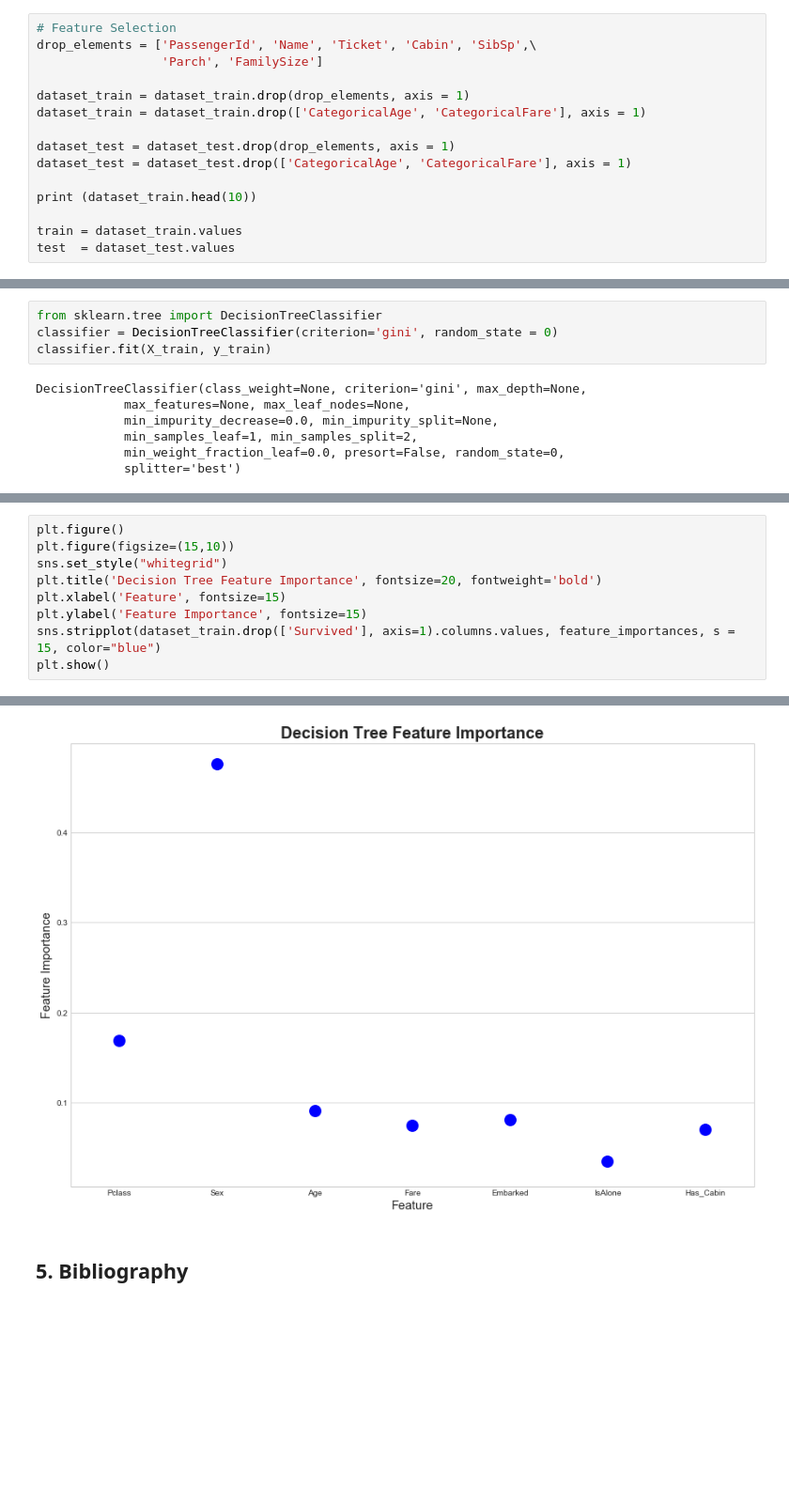
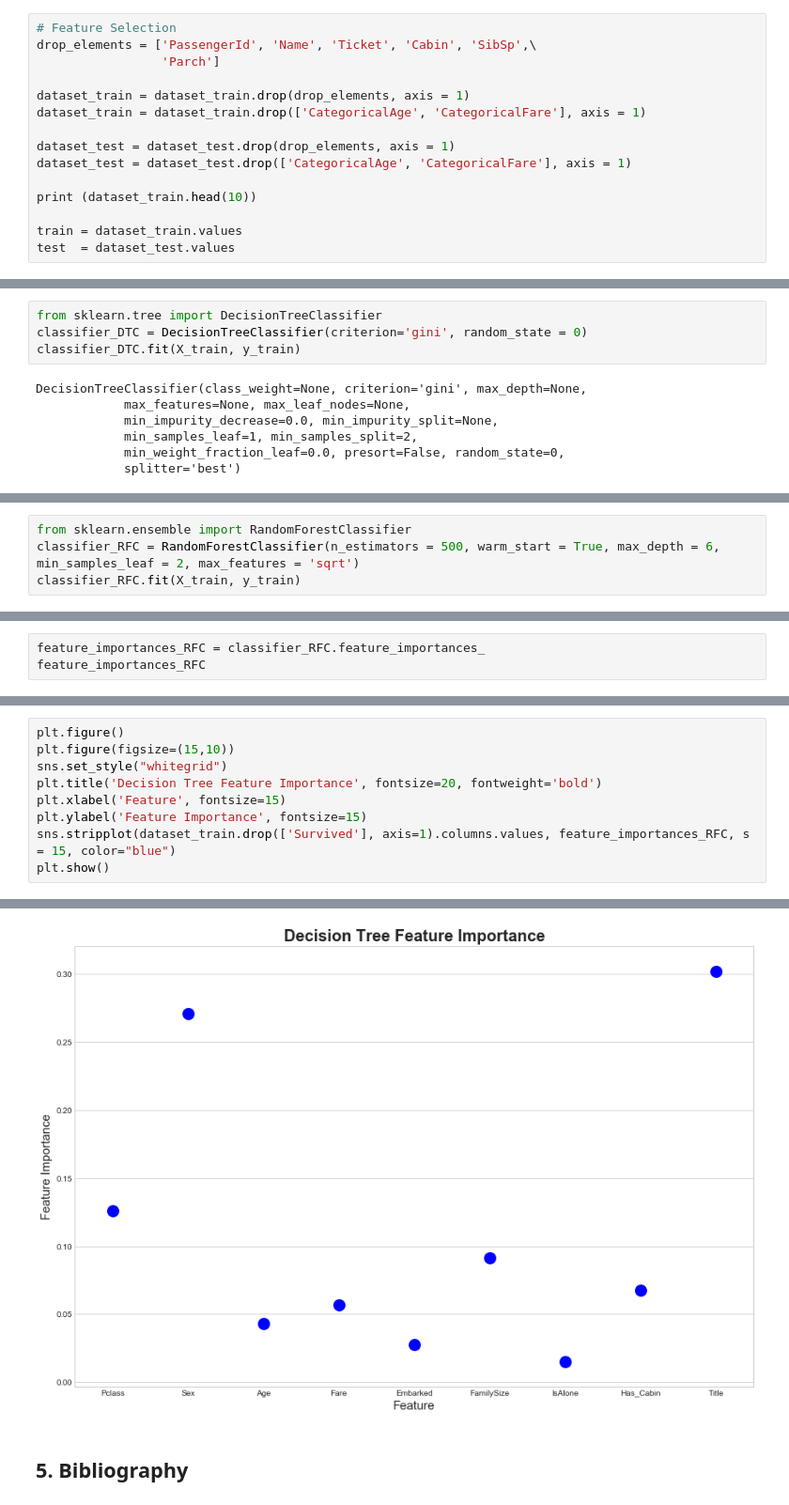
Before and after one commit to SkalskiP/ILearnMachineLearning.py, a Jupyter notebook: 0_Kaggle_projects/Predicting_survival_on_the_Titanic.ipynb, the cells around one changed output, grey strips where cells are left out. Shown at 94% size. Drawn from its saved outputs; the diff is of its cells as text; blank space fills up the shorter version.

```diff
--- a/0_Kaggle_projects/Predicting_survival_on_the_Titanic.ipynb
+++ b/0_Kaggle_projects/Predicting_survival_on_the_Titanic.ipynb
@@ -492,7 +652,7 @@ py.iplot([trace], filename='basic_pie_chart')
 # %%
 # Feature Selection
 drop_elements = ['PassengerId', 'Name', 'Ticket', 'Cabin', 'SibSp',\
-                 'Parch', 'FamilySize']
+                 'Parch']
 
 dataset_train = dataset_train.drop(drop_elements, axis = 1)
 dataset_train = dataset_train.drop(['CategoricalAge', 'CategoricalFare'], axis = 1)
@@ -565,7 +709,7 @@ X_test = dataset_test.values
 # %%
 from sklearn.tree import DecisionTreeClassifier
-classifier = DecisionTreeClassifier(criterion='gini', random_state = 0)
-classifier.fit(X_train, y_train)
+classifier_DTC = DecisionTreeClassifier(criterion='gini', random_state = 0)
+classifier_DTC.fit(X_train, y_train)
 # %% [output]
 DecisionTreeClassifier(class_weight=None, criterion='gini', max_depth=None,
             max_features=None, max_leaf_nodes=None,
@@ -584,0 +735,4 @@ array([ 0.16903274,  0.47608038,  0.09183649,  0.07548103,  0.08182994,
+# %%
+from sklearn.ensemble import RandomForestClassifier
+classifier_RFC = RandomForestClassifier(n_estimators = 500, warm_start = True, max_depth = 6, min_samples_leaf = 2, max_features = 'sqrt')
+classifier_RFC.fit(X_train, y_train)
@@ -584,0 +746,3 @@ array([ 0.16903274,  0.47608038,  0.09183649,  0.07548103,  0.08182994,
+# %%
+feature_importances_RFC = classifier_RFC.feature_importances_
+feature_importances_RFC
@@ -585,15 +765,15 @@ array([ 0.16903274,  0.47608038,  0.09183649,  0.07548103,  0.08182994,
 # %%
 plt.figure()
 plt.figure(figsize=(15,10))
 sns.set_style("whitegrid")
 plt.title('Decision Tree Feature Importance', fontsize=20, fontweight='bold')
 plt.xlabel('Feature', fontsize=15)
 plt.ylabel('Feature Importance', fontsize=15)
-sns.stripplot(dataset_train.drop(['Survived'], axis=1).columns.values, feature_importances, s = 15, color="blue")
+sns.stripplot(dataset_train.drop(['Survived'], axis=1).columns.values, feature_importances_RFC, s = 15, color="blue")
 plt.show()
 # %% [output]
 <matplotlib.figure.Figure at 0x...>
-[figure, old version]
+[figure, new version]
 # %% [markdown]
 ## 5. Bibliography
 # %% [markdown]
```
Also changed, not shown: parts of 45 cells of this notebook.
